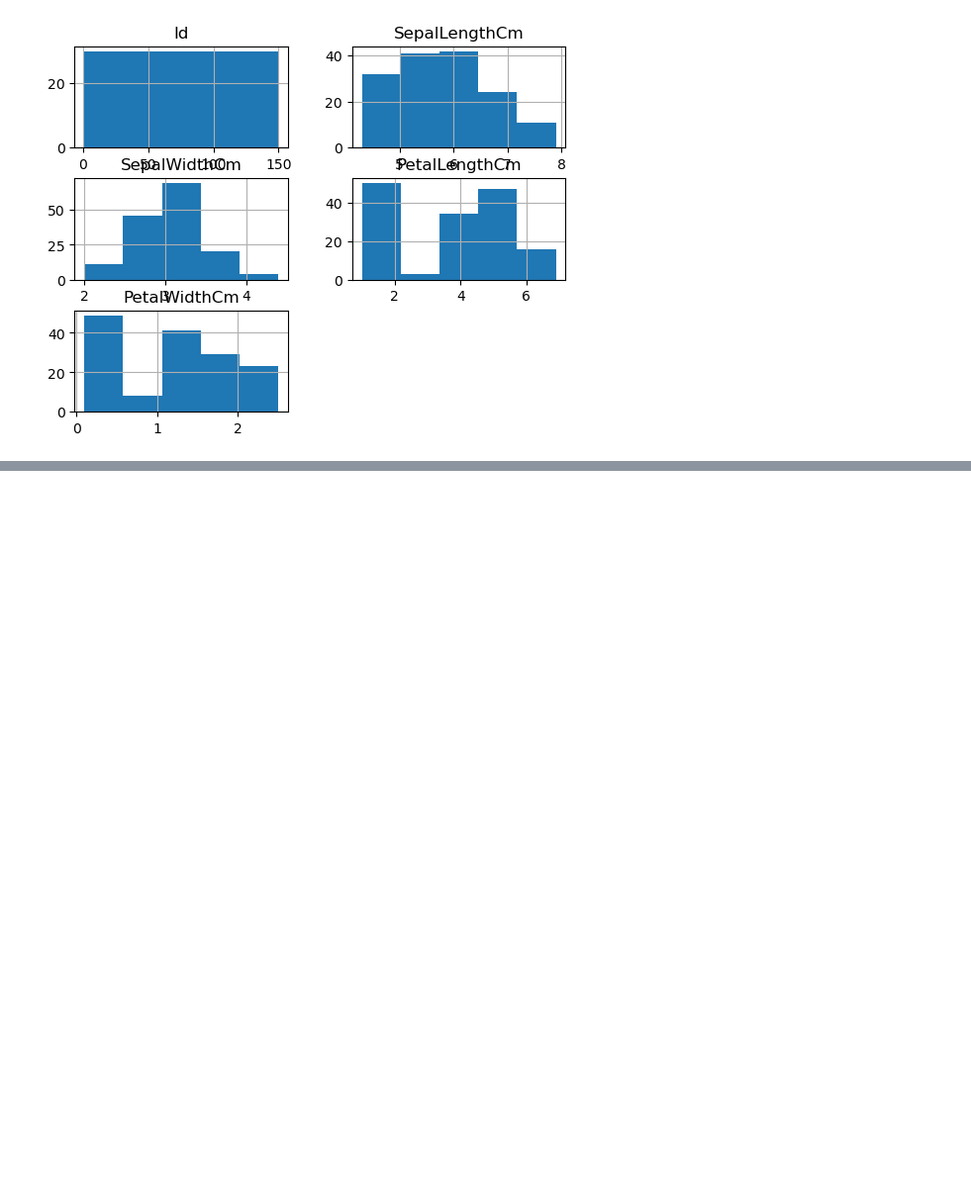
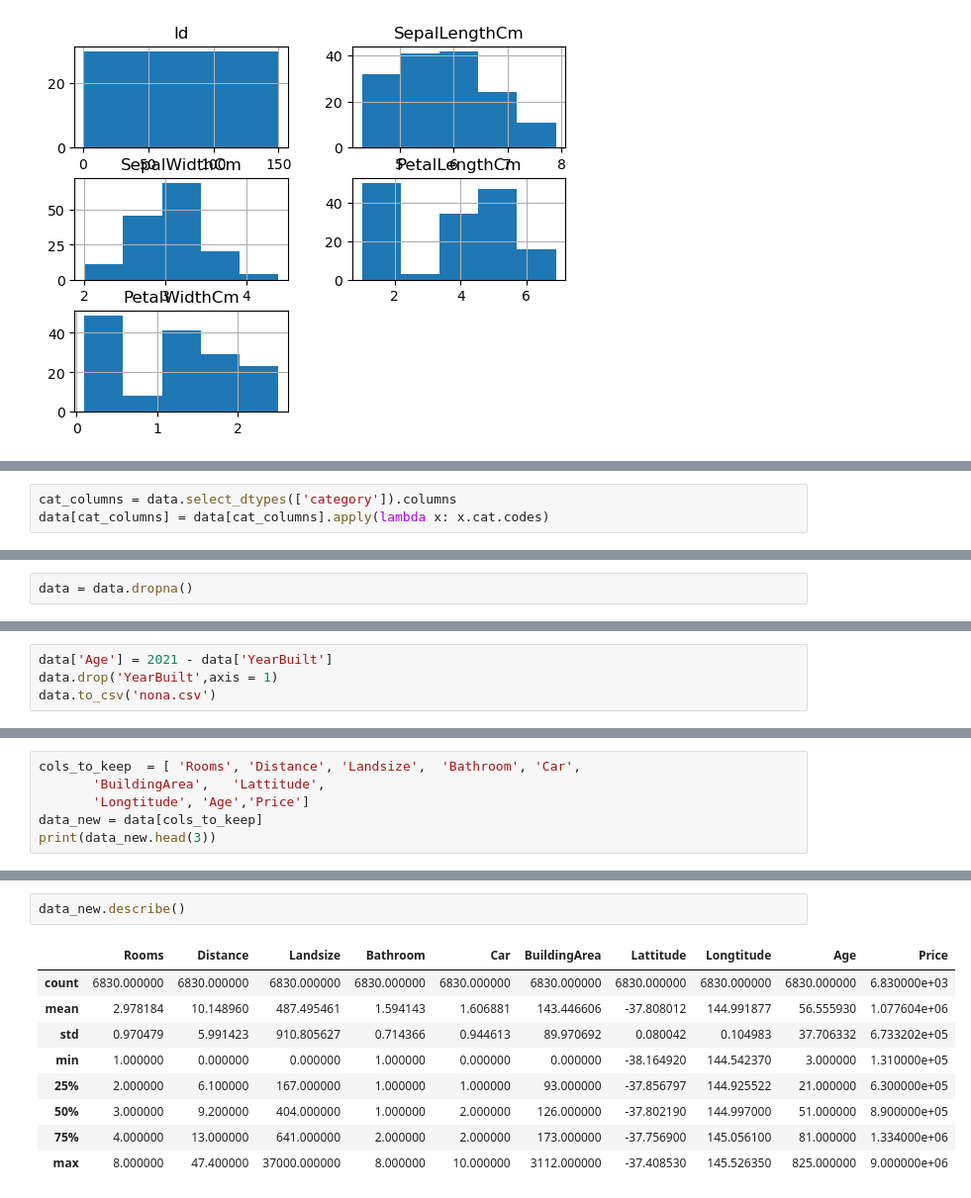
Before and after one commit to Mxdhushri/PICT_COURSEWORK_3rdYEAR, a Jupyter notebook: sem 2/DSBDAL/assignment1DSBDA.ipynb, the cells around one changed output, grey strips where cells are left out. Shown: that part at 99% size. Drawn from its saved outputs; the diff is of its cells as text; blank space fills up the shorter version.

```diff
--- a/sem 2/DSBDAL/assignment1DSBDA.ipynb
+++ b/sem 2/DSBDAL/assignment1DSBDA.ipynb
@@ -132,0 +238,3 @@ array([[<Axes: title={'center': 'Id'}>,
+# %%
+cat_columns = data.select_dtypes(['category']).columns
+data[cat_columns] = data[cat_columns].apply(lambda x: x.cat.codes)
@@ -132,0 +278,2 @@ array([[<Axes: title={'center': 'Id'}>,
+# %%
+data = data.dropna()
@@ -132,0 +284,4 @@ array([[<Axes: title={'center': 'Id'}>,
+# %%
+data['Age'] = 2021 - data['YearBuilt']
+data.drop('YearBuilt',axis = 1)
+data.to_csv('nona.csv')
@@ -132,0 +318,6 @@ array([[<Axes: title={'center': 'Id'}>,
+# %%
+cols_to_keep  = [ 'Rooms', 'Distance', 'Landsize',  'Bathroom', 'Car',
+       'BuildingArea',   'Lattitude',
+       'Longtitude', 'Age','Price']
+data_new = data[cols_to_keep]
+print(data_new.head(3))
@@ -132,0 +348,12 @@ array([[<Axes: title={'center': 'Id'}>,
+# %%
+data_new.describe()
+# %% [output]
+|  | Rooms | Distance | Landsize | Bathroom | Car | BuildingArea | Lattitude | Longtitude | Age | Price |
+| count | 6830.000000 | 6830.000000 | 6830.000000 | 6830.000000 | 6830.000000 | 6830.000000 | 6830.000000 | 6830.000000 | 6830.000000 | 6.830000e+03 |
+| mean | 2.978184 | 10.148960 | 487.495461 | 1.594143 | 1.606881 | 143.446606 | -37.808012 | 144.991877 | 56.555930 | 1.077604e+06 |
+| std | 0.970479 | 5.991423 | 910.805627 | 0.714366 | 0.944613 | 89.970692 | 0.080042 | 0.104983 | 37.706332 | 6.733202e+05 |
+| min | 1.000000 | 0.000000 | 0.000000 | 1.000000 | 0.000000 | 0.000000 | -38.164920 | 144.542370 | 3.000000 | 1.310000e+05 |
+| 25% | 2.000000 | 6.100000 | 167.000000 | 1.000000 | 1.000000 | 93.000000 | -37.856797 | 144.925522 | 21.000000 | 6.300000e+05 |
+| 50% | 3.000000 | 9.200000 | 404.000000 | 1.000000 | 2.000000 | 126.000000 | -37.802190 | 144.997000 | 51.000000 | 8.900000e+05 |
+| 75% | 4.000000 | 13.000000 | 641.000000 | 2.000000 | 2.000000 | 173.000000 | -37.756900 | 145.056100 | 81.000000 | 1.334000e+06 |
+| max | 8.000000 | 47.400000 | 37000.000000 | 8.000000 | 10.000000 | 3112.000000 | -37.408530 | 145.526350 | 825.000000 | 9.000000e+06 |
```
Also changed, not shown: parts of 31 cells of this notebook.
